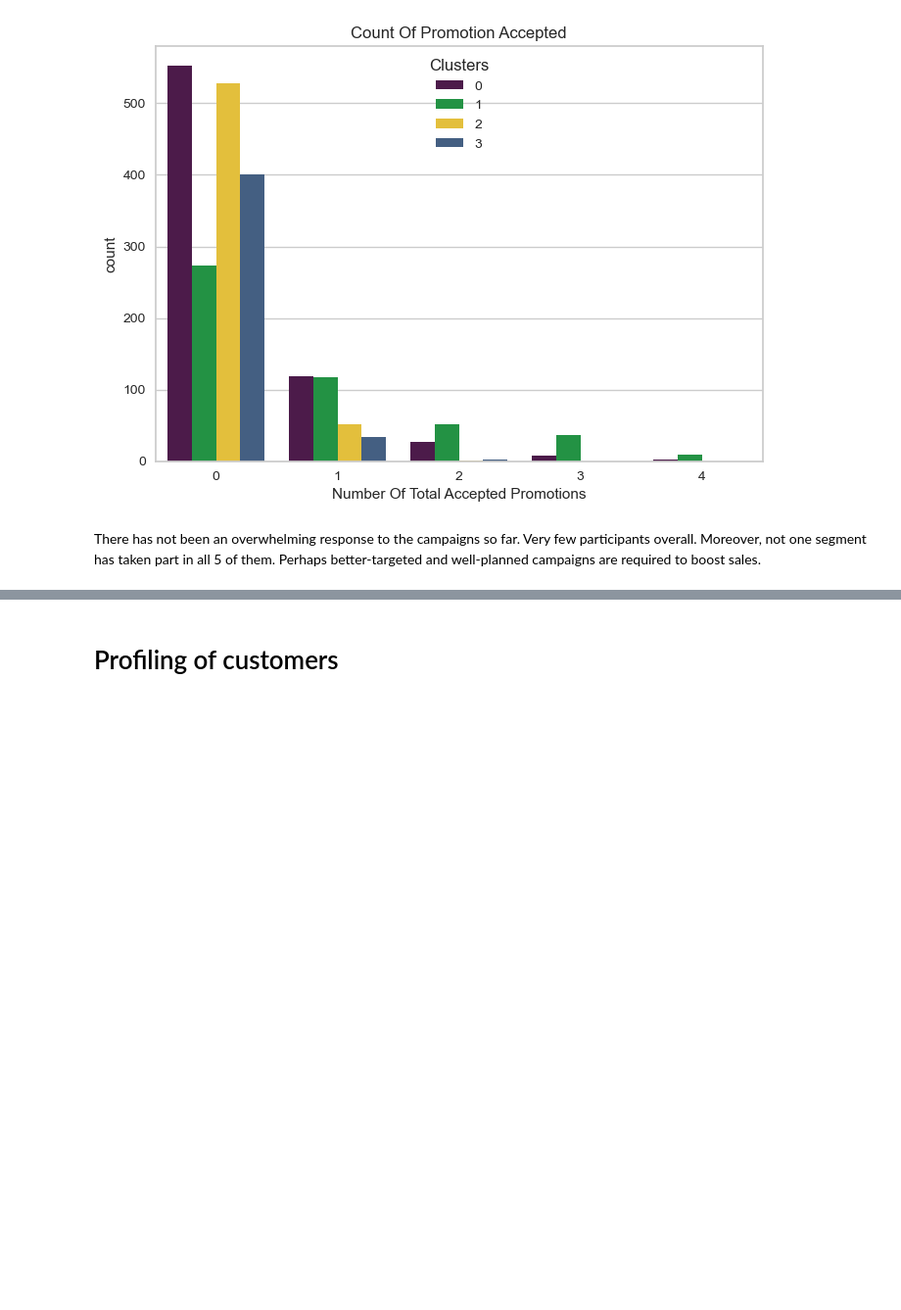
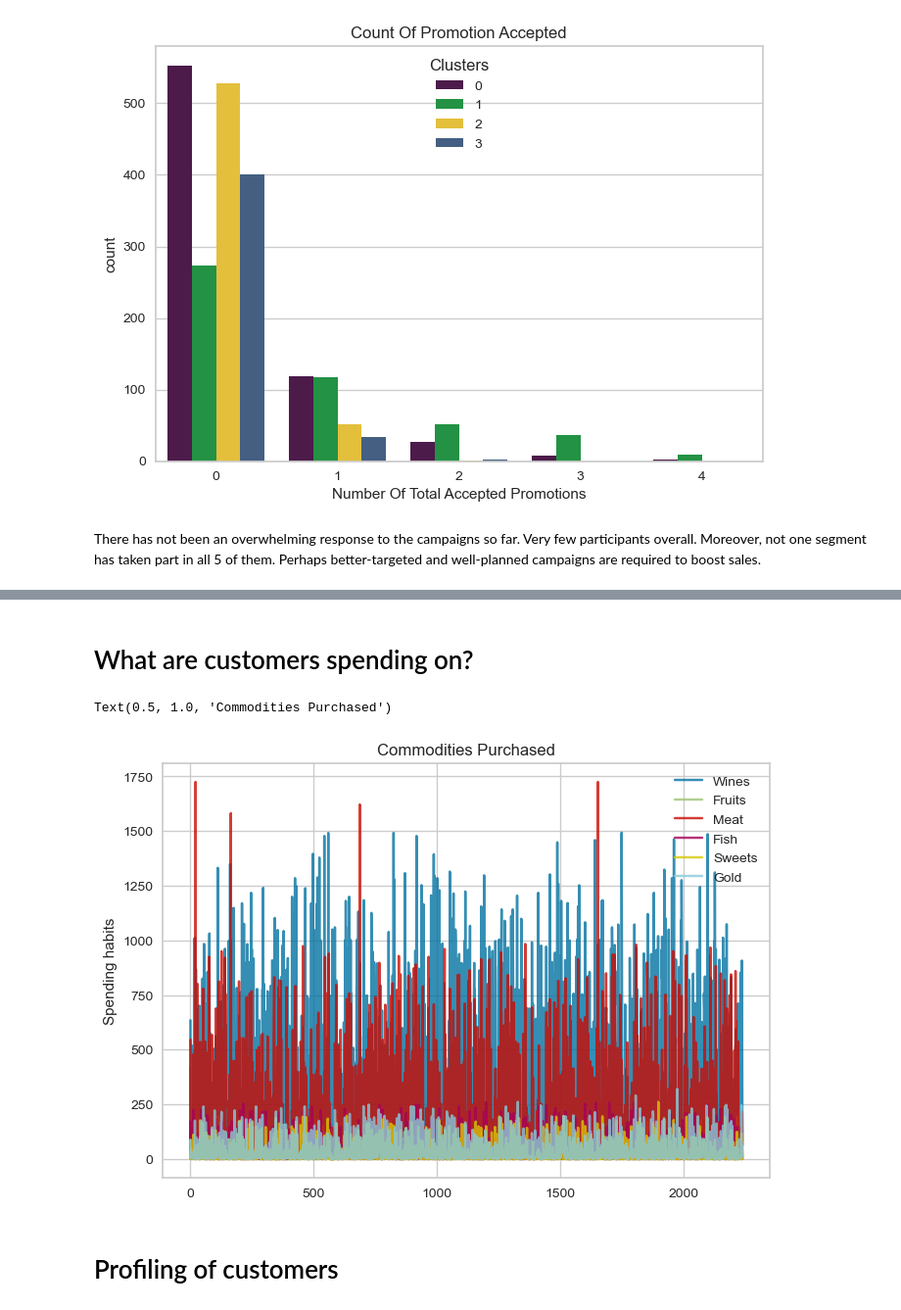
Before and after one commit to rajinipreethajohn/Customer-Segmentation, a Jupyter notebook: Customer Segmentation.ipynb, the cells around one changed output, grey strips where cells are left out. Shown at 98% size. Drawn from its saved outputs; the diff is of its cells as text; code cells hidden in the pictures; blank space fills up the shorter version.

```diff
--- a/Customer Segmentation.ipynb
+++ b/Customer Segmentation.ipynb
@@ -714,3 +701,18 @@ It is clear that store purchases stand out from Web and Catalog as being the hig
+# %% [markdown]
+# What are customers spending on?
+# %%
+#Let's plot a compreghensive plot of the purchases on all platforms
+df["Wines"].plot(legend=True, alpha=0.8)
+df["Fruits"].plot(legend=True, alpha=0.8)
+df["Meat"].plot(legend=True, alpha=0.8)
+df["Fish"].plot(legend=True, alpha=0.8)
+df["Sweets"].plot(legend=True, alpha=0.8)
+df["Gold"].plot(legend=True, alpha=0.8)
+plt.ylabel('Spending habits')
+plt.title('Commodities Purchased')
+# %% [output]
+Text(0.5, 1.0, 'Commodities Purchased')
+[figure, added]
 # %% [markdown]
 # Profiling of customers
 # %% [markdown]
```
Also changed, not shown: parts of 15 cells of this notebook.
